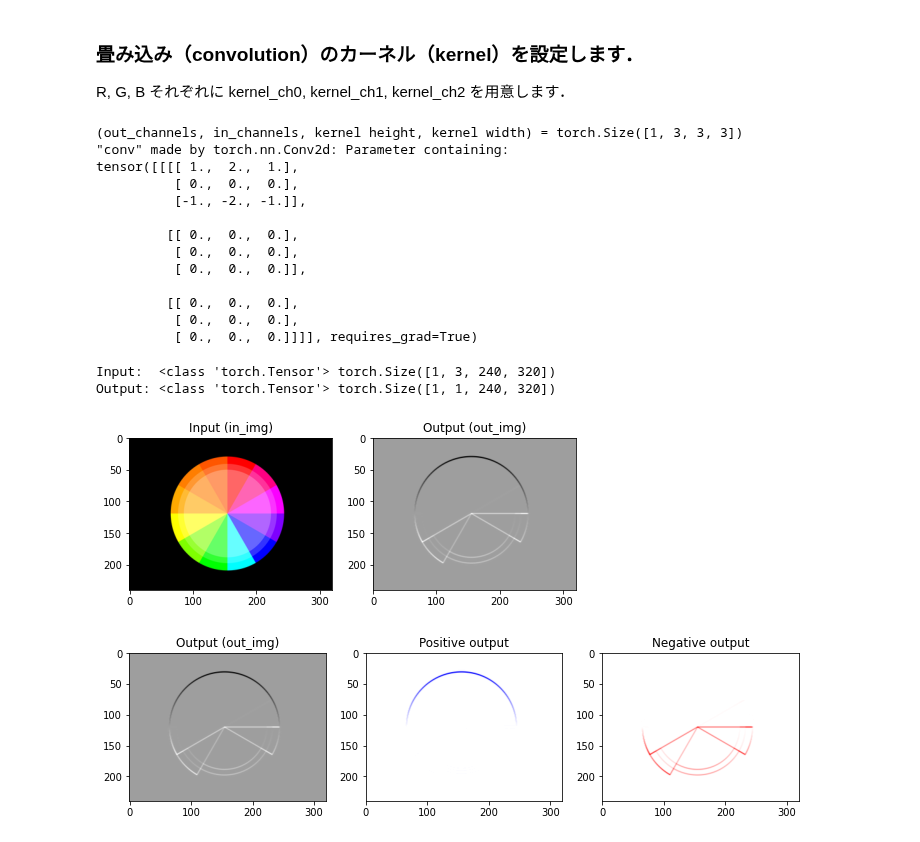
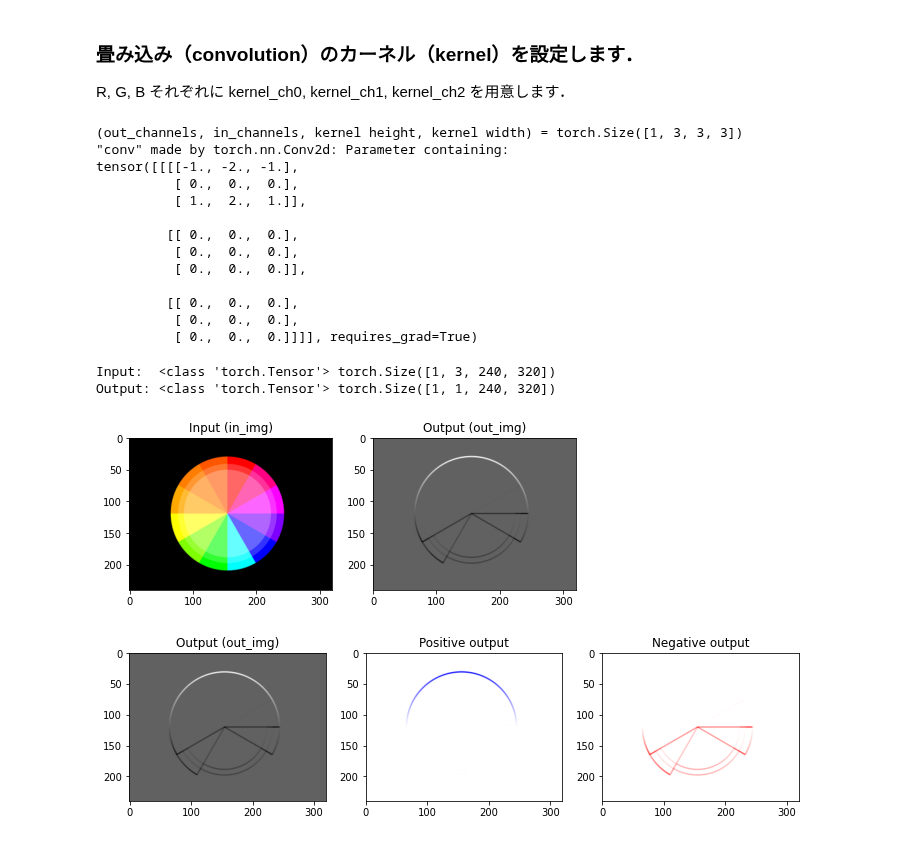
Before and after one commit to tsakailab/alpp, a Jupyter notebook: colab/iip_local_operations.ipynb, the cells around one changed output. Saved outputs shown, nothing was run; the diff lists cells and outputs as text; code cells hidden in the pictures.

Commit message:
update: default kernel

```diff
--- a/colab/iip_local_operations.ipynb
+++ b/colab/iip_local_operations.ipynb
@@ -97,12 +97,12 @@ uri = "https://upload.wikimedia.org/wikipedia/commons/thumb/1/17/RYB_Color_wheel
 # %%
 #@title 画像をダウンロードして表示します．
 import imageio
-img = imageio.imread(uri)
+cimg = imageio.imread(uri)
 
-print("(height, width, channels) =", img.shape)
+print("(height, width, channels) =", cimg.shape)
 
 import matplotlib.pyplot as plt
-plt.imshow(img)
+plt.imshow(cimg)
 plt.show()
 # %% [output]
 (height, width, channels) = (240, 320, 3)
@@ -134,9 +134,9 @@ plt.show()
 
 R, G, B それぞれに kernel_ch0, kernel_ch1, kernel_ch2 を用意します．
 # %%
-kernel_ch0 = [[  1,  2,  1],
+kernel_ch0 = [[ -1, -2, -1],
               [  0,  0,  0],
-              [ -1, -2, -1]]
+              [  1,  2,  1]]
 
 kernel_ch1 = [[  0,  0,  0],
               [  0,  0,  0],
@@ -158,9 +158,9 @@ print("\"conv\" made by torch.nn.Conv2d:", conv.weight)
 # %% [output]
 (out_channels, in_channels, kernel height, kernel width) = torch.Size([1, 3, 3, 3])
 "conv" made by torch.nn.Conv2d: Parameter containing:
-tensor([[[[ 1.,  2.,  1.],
+tensor([[[[-1., -2., -1.],
           [ 0.,  0.,  0.],
-          [-1., -2., -1.]],
+          [ 1.,  2.,  1.]],
 
          [[ 0.,  0.,  0.],
           [ 0.,  0.,  0.],
@@ -171,27 +171,27 @@ tensor([[[[ 1.,  2.,  1.],
           [ 0.,  0.,  0.]]]], requires_grad=True)
 # %%
 #@title 畳み込みを実行します．out_img = conv(in_img)
-in_img = torch.tensor(img).permute(2,0,1).unsqueeze(0).float()
+in_img = torch.tensor(cimg).permute(2,0,1).unsqueeze(0).float()
 out_img = conv(in_img)
 
 # (n, channels, height, width)
 print("Input: ", type(in_img), in_img.shape)
 print("Output:", type(out_img), out_img.shape)
 
 plt.figure(figsize=(8,16))
 
 plt.subplot(1,2,1)
 plt.title("Input (in_img)")
 plt.imshow(in_img[0].detach().permute(1,2,0).to(torch.int))
 
 plt.subplot(1,2,2)
 plt.title("Output (out_img)")
 plt.imshow(out_img[0,0].detach(), cmap='gray')
 plt.show()
 # %% [output]
 Input:  <class 'torch.Tensor'> torch.Size([1, 3, 240, 320])
 Output: <class 'torch.Tensor'> torch.Size([1, 1, 240, 320])
-[figure, old version]
+[figure, new version]
 # %%
 #@title 出力を正負に分けて表示してみます．
 from matplotlib.colors import LinearSegmentedColormap as lsc
@@ -204,10 +204,10 @@ plt.title("Output (out_img)")
 plt.imshow(out_img[0,0].detach(), cmap='gray')
 plt.subplot(1,3,2)
 plt.title("Positive output")
-plt.imshow(np.minimum(fmap,0), cmap=lsc.from_list('bk', [(0,0,1), (1,1,1)], N=255))
+plt.imshow(np.maximum(fmap,0), cmap=lsc.from_list('wb', [(1,1,1), (0,0,1)], N=255))
 plt.subplot(1,3,3)
 plt.title("Negative output")
-plt.imshow(np.maximum(fmap,0), cmap=lsc.from_list('kr', [(1,1,1), (1,0,0)], N=255))
+plt.imshow(np.minimum(fmap,0), cmap=lsc.from_list('rw', [(1,0,0), (1,1,1)], N=255))
 plt.show()
 # %% [output]
-[figure, old version]
+[figure, new version]
```
Also changed, not shown: parts of 6 cells of this notebook.
